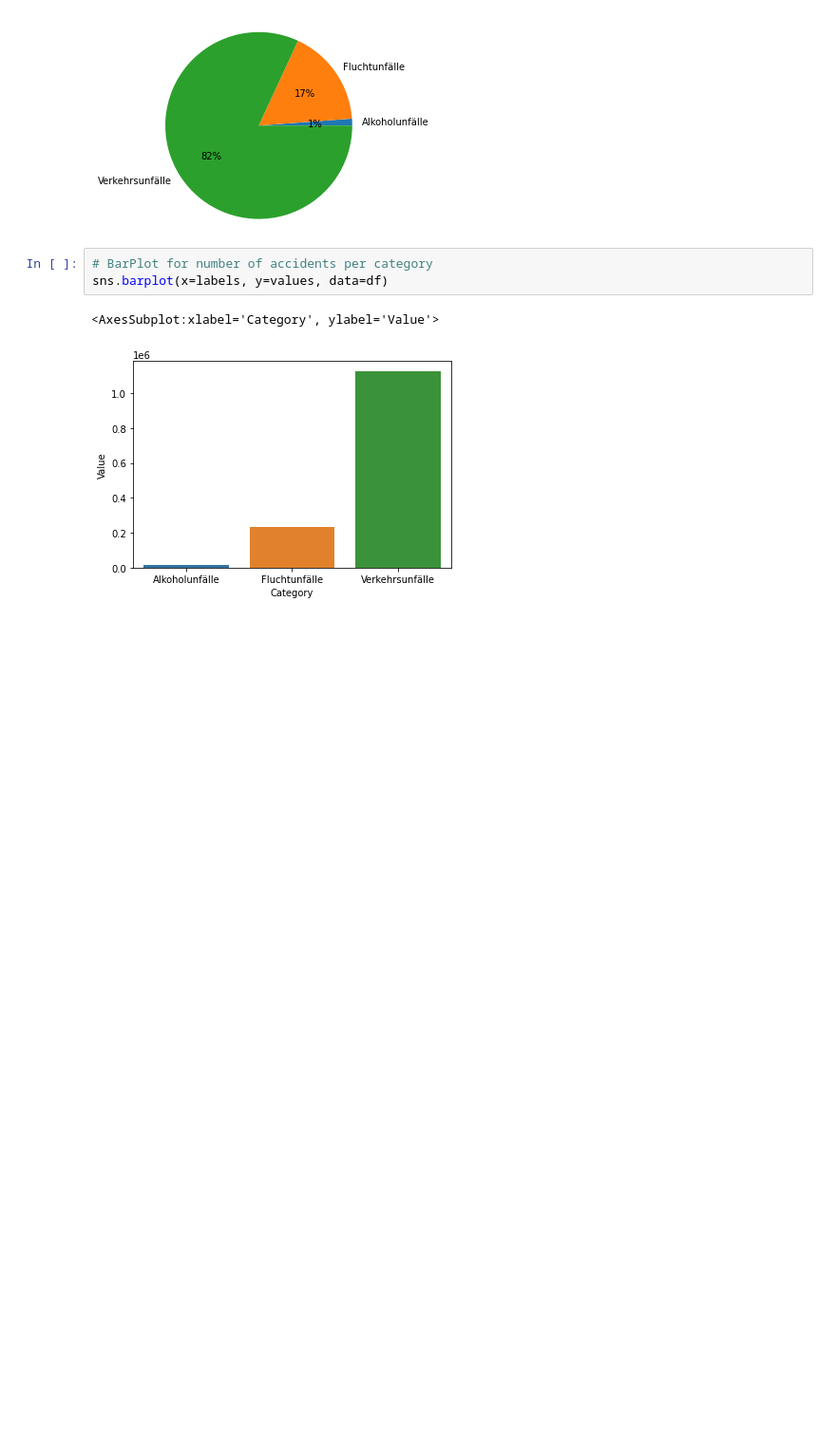
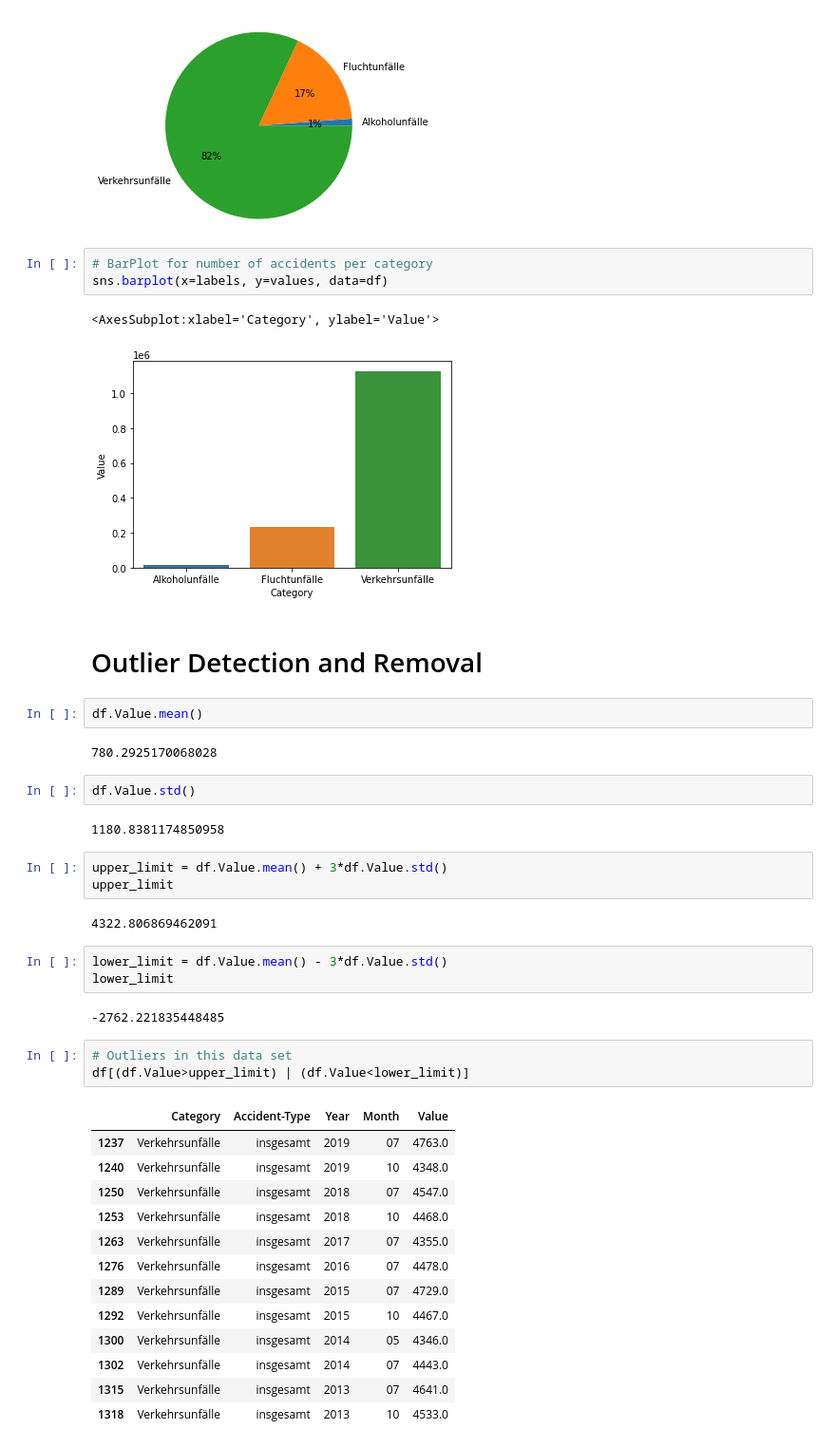
Before and after one commit to Pratikshya1201/challengebatch-18, a Jupyter notebook: accidents-per-category.ipynb, the cells around one changed output. Shown: that part at 95% size. Cells and saved outputs as stored; diff of their text form; blank space fills up the shorter version.

Commit message:
Check for outliers in the dataframe and remove them

```diff
--- a/accidents-per-category.ipynb
+++ b/accidents-per-category.ipynb
@@ -178,3 +178,40 @@ sns.barplot(x=labels, y=values, data=df)
 # %% [output]
 <AxesSubplot:xlabel='Category', ylabel='Value'>
 [figure]
+# %% [markdown]
+# Outlier Detection and Removal
+# %%
+df.Value.mean()
+# %% [output]
+780.2925170068028
+# %%
+df.Value.std()
+# %% [output]
+1180.8381174850958
+# %%
+upper_limit = df.Value.mean() + 3*df.Value.std()
+upper_limit
+# %% [output]
+4322.806869462091
+# %%
+lower_limit = df.Value.mean() - 3*df.Value.std()
+lower_limit
+# %% [output]
+-2762.221835448485
+# %%
+# Outliers in this data set
+df[(df.Value>upper_limit) | (df.Value<lower_limit)]
+# %% [output]
+|  | Category | Accident-Type | Year | Month | Value |
+| 1237 | Verkehrsunfälle | insgesamt | 2019 | 07 | 4763.0 |
+| 1240 | Verkehrsunfälle | insgesamt | 2019 | 10 | 4348.0 |
+| 1250 | Verkehrsunfälle | insgesamt | 2018 | 07 | 4547.0 |
+| 1253 | Verkehrsunfälle | insgesamt | 2018 | 10 | 4468.0 |
+| 1263 | Verkehrsunfälle | insgesamt | 2017 | 07 | 4355.0 |
+| 1276 | Verkehrsunfälle | insgesamt | 2016 | 07 | 4478.0 |
+| 1289 | Verkehrsunfälle | insgesamt | 2015 | 07 | 4729.0 |
+| 1292 | Verkehrsunfälle | insgesamt | 2015 | 10 | 4467.0 |
+| 1300 | Verkehrsunfälle | insgesamt | 2014 | 05 | 4346.0 |
+| 1302 | Verkehrsunfälle | insgesamt | 2014 | 07 | 4443.0 |
+| 1315 | Verkehrsunfälle | insgesamt | 2013 | 07 | 4641.0 |
+| 1318 | Verkehrsunfälle | insgesamt | 2013 | 10 | 4533.0 |
```
Also changed, not shown: parts of 1 cell of this notebook.
